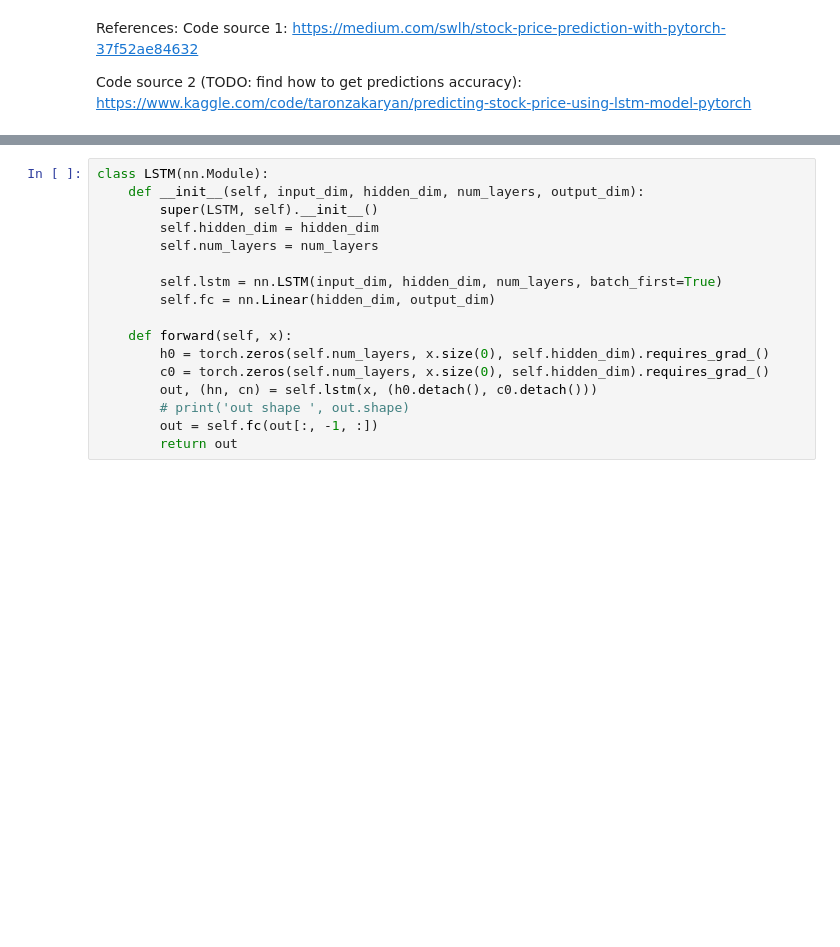
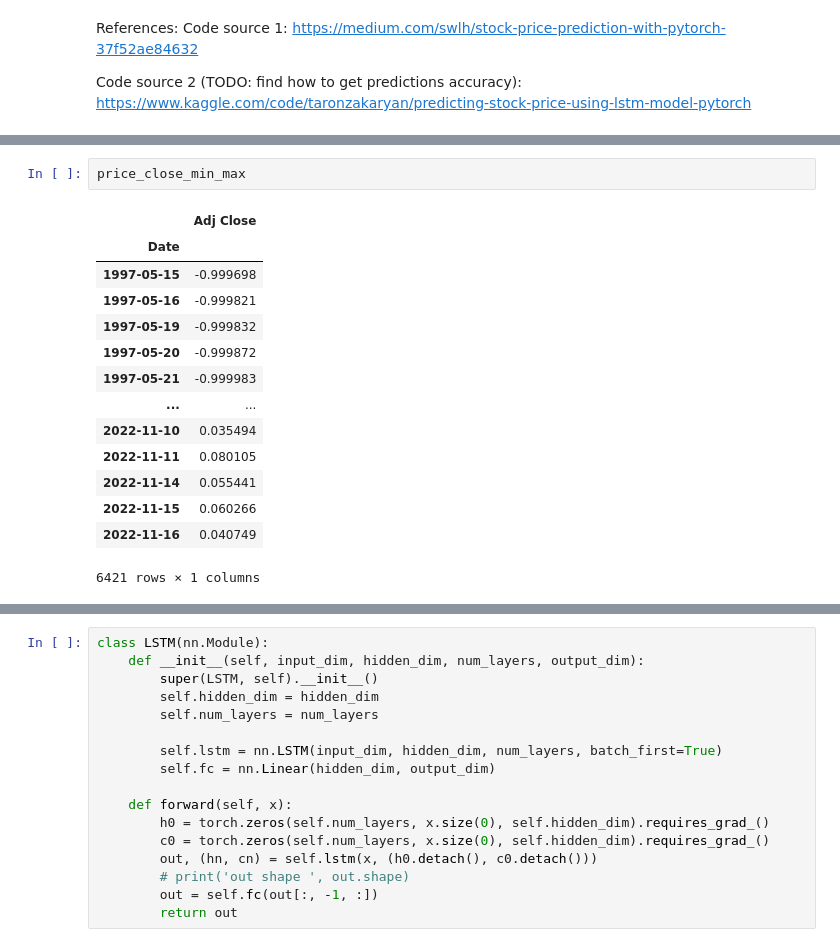
Before and after one commit to poo5zan/deep_learning_fundamentals, a Jupyter notebook: assignment_3/assignment_3.ipynb, the cells around one changed output, grey strips where cells are left out. Drawn from its saved outputs; the diff is of its cells as text; blank space fills up the shorter version.

```diff
--- a/assignment_3/assignment_3.ipynb
+++ b/assignment_3/assignment_3.ipynb
@@ -430,0 +124,17 @@ def plot_loss_curve(train_results,  title):
+# %%
+price_close_min_max
+# %% [output]
+|  | Adj Close |
+| Date |  |
+| 1997-05-15 | -0.999698 |
+| 1997-05-16 | -0.999821 |
+| 1997-05-19 | -0.999832 |
+| 1997-05-20 | -0.999872 |
+| 1997-05-21 | -0.999983 |
+| ... | ... |
+| 2022-11-10 | 0.035494 |
+| 2022-11-11 | 0.080105 |
+| 2022-11-14 | 0.055441 |
+| 2022-11-15 | 0.060266 |
+| 2022-11-16 | 0.040749 |
+6421 rows × 1 columns
```
Also changed, not shown: parts of 60 cells of this notebook.
